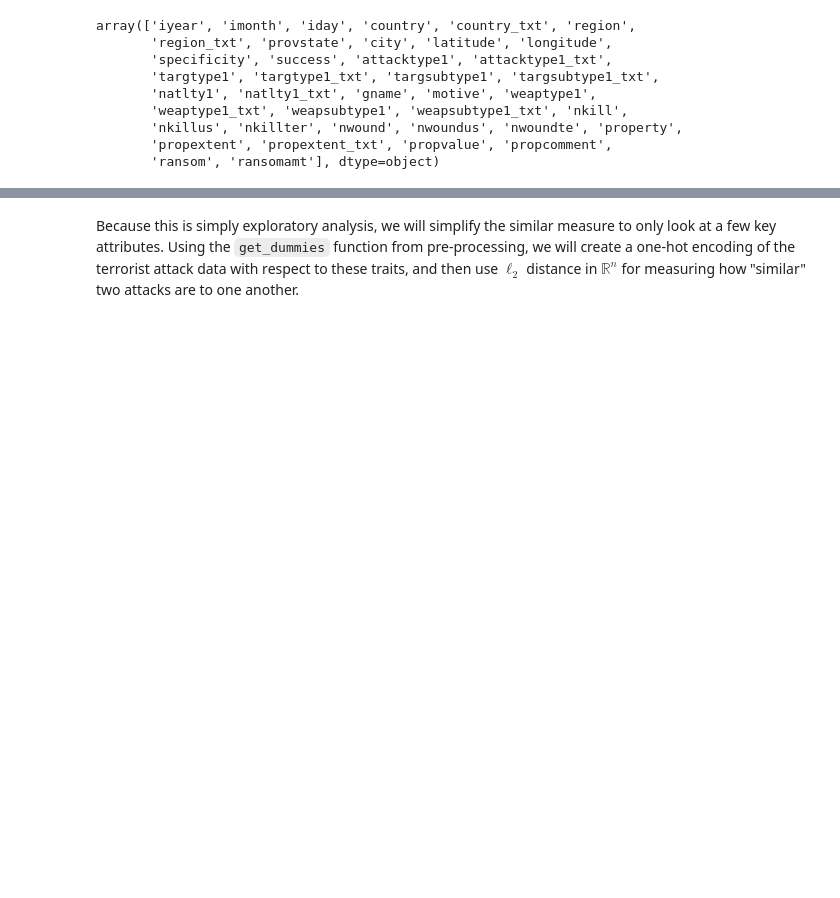
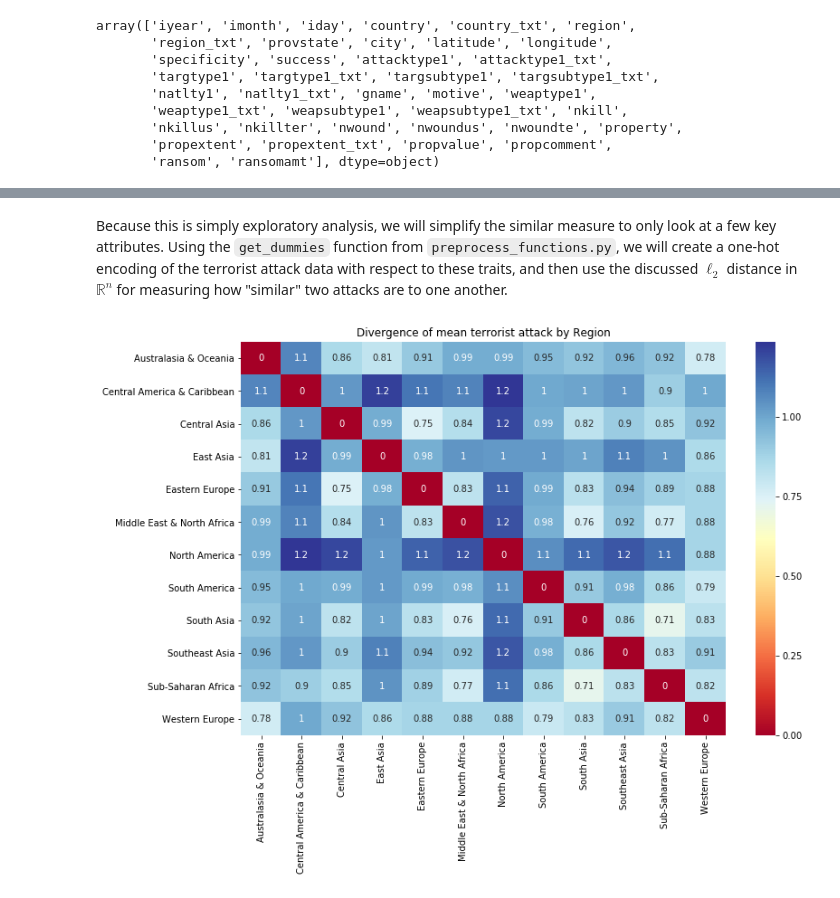
Before and after one commit to jacobakh/ML4CT, a Jupyter notebook: counter_terrorism_nb2.ipynb, the cells around one changed output, grey strips where cells are left out. Drawn from its saved outputs; the diff is of its cells as text; code cells hidden in the pictures; blank space fills up the shorter version.

````diff
--- a/counter_terrorism_nb2.ipynb
+++ b/counter_terrorism_nb2.ipynb
@@ -149,6 +57,38 @@
 # %% [markdown]
-Because this is simply exploratory analysis, we will simplify the similar measure to only look at a few key attributes. Using the ```get_dummies``` function from pre-processing, we will create a one-hot encoding of the terrorist attack data with respect to these traits, and then use $\ell_2$ distance in $\mathbb{R}^{n}$ for measuring how "similar" two attacks are to one another.
+Because this is simply exploratory analysis, we will simplify the similar measure to only look at a few key attributes. Using the ```get_dummies``` function from ```preprocess_functions.py```, we will create a one-hot encoding of the terrorist attack data with respect to these traits, and then use the discussed $\ell_2$ distance in $\mathbb{R}^{n}$ for measuring how "similar" two attacks are to one another.
 # %%
 traits_to_compare = ['region_txt', 'targtype1_txt', 'weaptype1_txt',
                      'iyear', 'nkill', 'natlty1_txt', 'gname']
 dummies = get_dummies(raw, traits_to_compare)
+# %%
+def plot_affinity_heatmap(trait_str, attribute, colormap='RdYlBu', percentile_cutoff = 20):
+    trait_labels = [label for label in dummies.columns.values if trait_str in label]
+    #remove 'unknown' and 'other' categories
+    trait_labels = [label for label in trait_labels if label not in [trait_str + 'Unknown', trait_str + 'Other']]
+
+    #calculate means for each category
+    means = []
+    for label in trait_labels:
+        means.append(np.mean(dummies[dummies[label] == 1]).drop(index=trait_labels))
+
+    #calculate distances and cutoff
+    distances = cdist(means, means)
+    cutoff = np.percentile(distances, q=percentile_cutoff)
+
+    #initialize the figure and make plot labels
+    plt.figure(figsize=(12, 8))
+    plot_labels = [label.replace(trait_str, '') for label in trait_labels]
+    plot_labels = [label.split('(')[0] for label in plot_labels]
+
+    #plot the heatmap
+    mask_df = pd.DataFrame(distances > cutoff)
+    sns.heatmap(distances, cmap=colormap, xticklabels=plot_labels,
+                yticklabels=plot_labels, annot=True, mask=mask_df)
+    title_txt = 'Divergence of mean terrorist attack by {}'.format(attribute)
+    if int(percentile_cutoff) != 100:
+        title_txt += ': Most Similar {} Percent'.format(int(percentile_cutoff))
+    plt.title(title_txt)
+# %%
+plot_affinity_heatmap('region_txt_', 'Region', percentile_cutoff=100)
+# %% [output]
+[figure, added]
````
Also changed, not shown: parts of 41 cells of this notebook, 2 other files.
